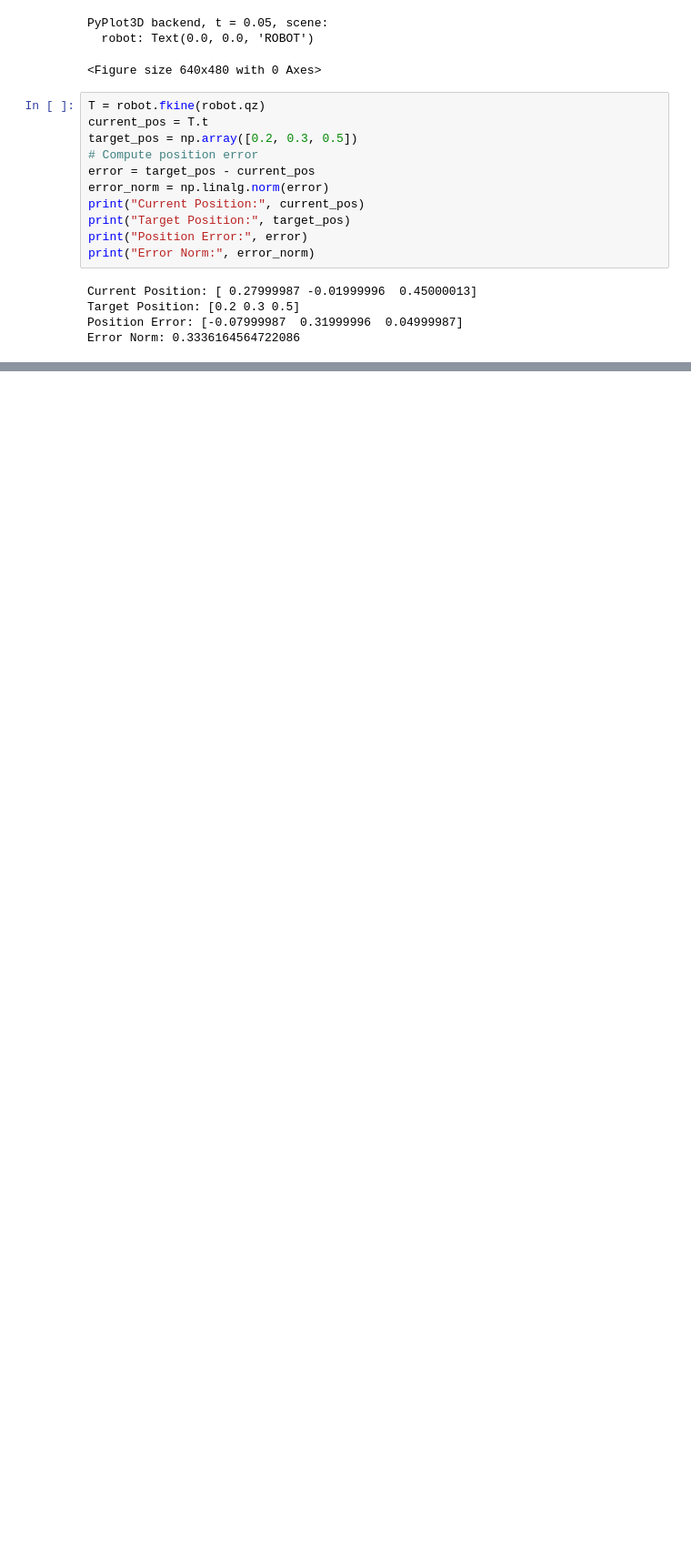
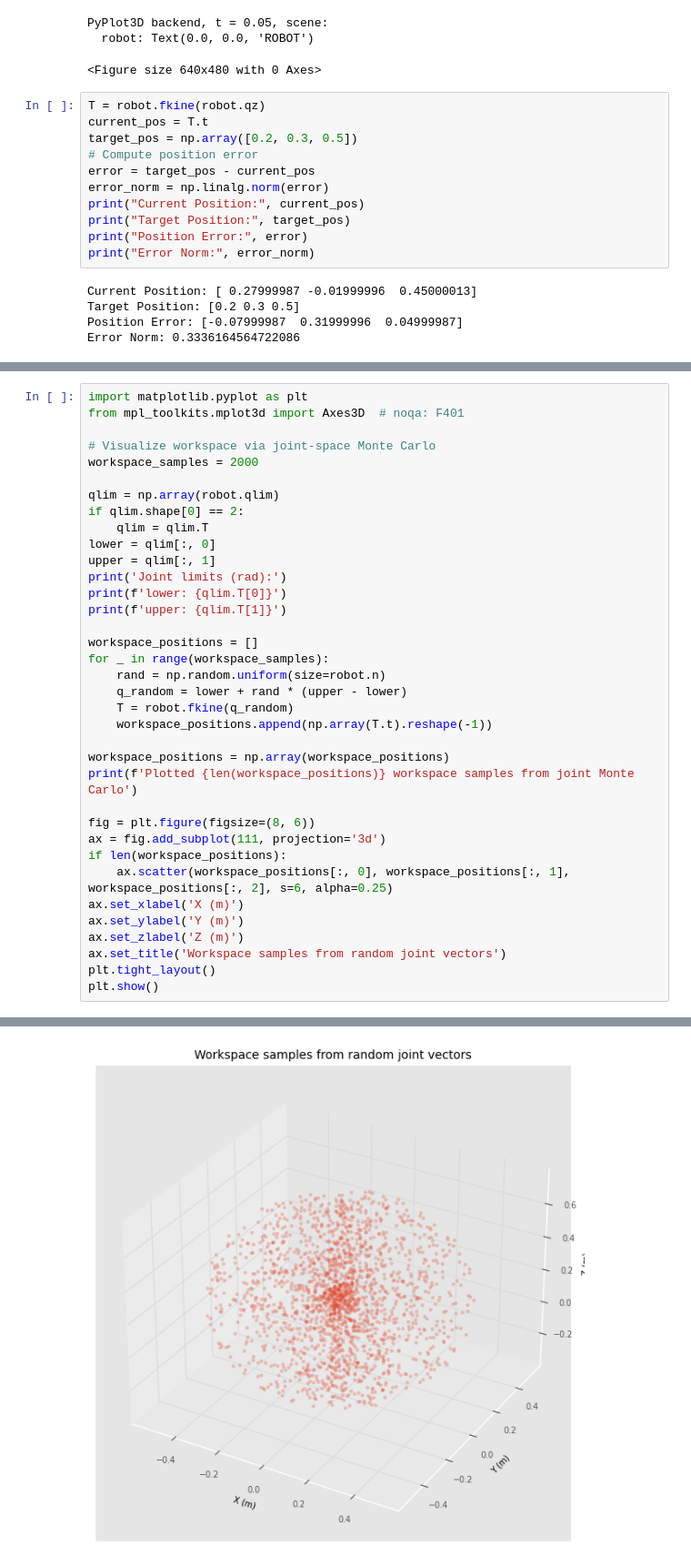
Before and after one commit to peeradonmoke2002/FRA502_LAB_6703, a Jupyter notebook: kinemtics.ipynb, the cells around one changed output, grey strips where cells are left out. Shown at 91% size. Drawn from its saved outputs; the diff is of its cells as text; blank space fills up the shorter version.

```diff
--- a/kinemtics.ipynb
+++ b/kinemtics.ipynb
@@ -198 +203,38 @@ Final error: 0.099670
 [figure]
+# %%
+import matplotlib.pyplot as plt
+from mpl_toolkits.mplot3d import Axes3D  # noqa: F401
+
+# Visualize workspace via joint-space Monte Carlo
+workspace_samples = 2000
+
+qlim = np.array(robot.qlim)
+if qlim.shape[0] == 2:
+    qlim = qlim.T
+lower = qlim[:, 0]
+upper = qlim[:, 1]
+print('Joint limits (rad):')
+print(f'lower: {qlim.T[0]}')
+print(f'upper: {qlim.T[1]}')
+
+workspace_positions = []
+for _ in range(workspace_samples):
+    rand = np.random.uniform(size=robot.n)
+    q_random = lower + rand * (upper - lower)
+    T = robot.fkine(q_random)
+    workspace_positions.append(np.array(T.t).reshape(-1))
+
+workspace_positions = np.array(workspace_positions)
+print(f'Plotted {len(workspace_positions)} workspace samples from joint Monte Carlo')
+
+fig = plt.figure(figsize=(8, 6))
+ax = fig.add_subplot(111, projection='3d')
+if len(workspace_positions):
+    ax.scatter(workspace_positions[:, 0], workspace_positions[:, 1], workspace_positions[:, 2], s=6, alpha=0.25)
+ax.set_xlabel('X (m)')
+ax.set_ylabel('Y (m)')
+ax.set_zlabel('Z (m)')
+ax.set_title('Workspace samples from random joint vectors')
+plt.tight_layout()
+plt.show()
+# %% [output]
@@ -198,0 +245 @@ Final error: 0.099670
+[figure, added]
```
Also changed, not shown: parts of 13 cells of this notebook, 4 other files.
